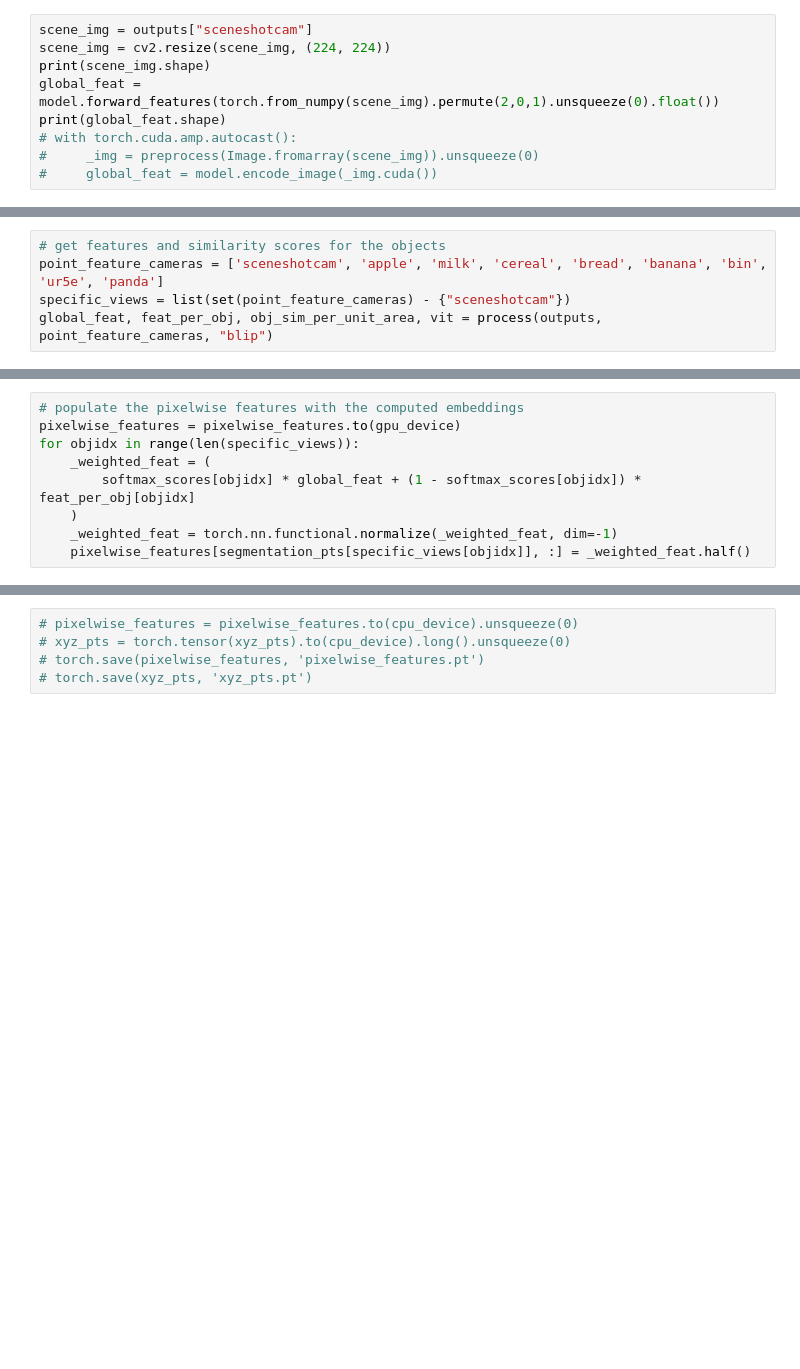
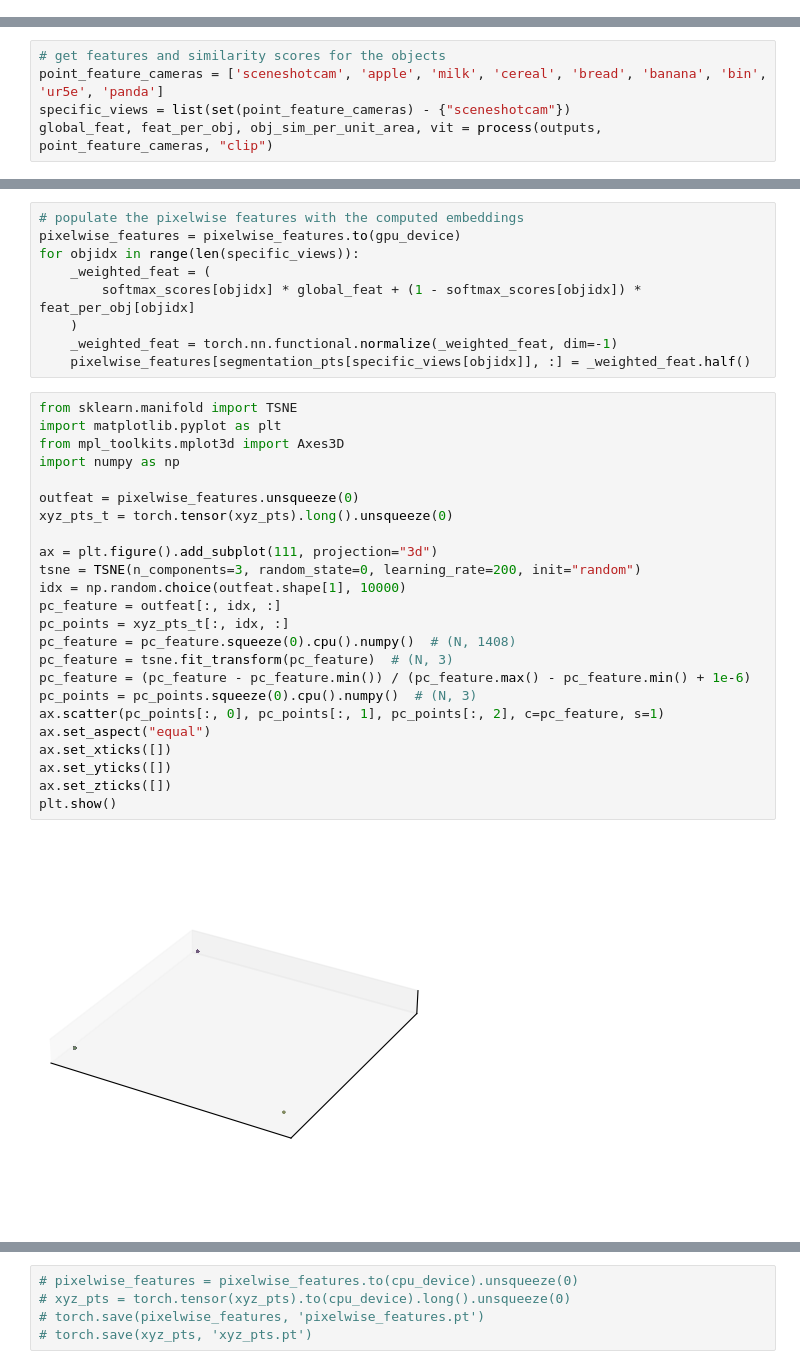
Before and after one commit to owenonline/robot-collab, a Jupyter notebook: embedding_test.ipynb, the cells around one changed output, grey strips where cells are left out. Drawn from its saved outputs; the diff is of its cells as text; blank space fills up the shorter version.

```diff
--- a/embedding_test.ipynb
+++ b/embedding_test.ipynb
@@ -24,9 +0,0 @@ model = timm.models.eva_giant_patch14_224(pretrained=True)
-# %%
-scene_img = outputs["sceneshotcam"]
-scene_img = cv2.resize(scene_img, (224, 224))
-print(scene_img.shape)
-global_feat = model.forward_features(torch.from_numpy(scene_img).permute(2,0,1).unsqueeze(0).float())
-print(global_feat.shape)
-# with torch.cuda.amp.autocast():
-#     _img = preprocess(Image.fromarray(scene_img)).unsqueeze(0)
-#     global_feat = model.encode_image(_img.cuda())
@@ -178,4 +94,4 @@ def process_with_blip(outputs, point_feature_cameras, vit):
 # get features and similarity scores for the objects
 point_feature_cameras = ['sceneshotcam', 'apple', 'milk', 'cereal', 'bread', 'banana', 'bin', 'ur5e', 'panda']
 specific_views = list(set(point_feature_cameras) - {"sceneshotcam"})
-global_feat, feat_per_obj, obj_sim_per_unit_area, vit = process(outputs, point_feature_cameras, "blip")
+global_feat, feat_per_obj, obj_sim_per_unit_area, vit = process(outputs, point_feature_cameras, "clip")
@@ -227,3 +141,29 @@ for objidx in range(len(specific_views)):
     )
     _weighted_feat = torch.nn.functional.normalize(_weighted_feat, dim=-1)
     pixelwise_features[segmentation_pts[specific_views[objidx]], :] = _weighted_feat.half()
+# %%
+from sklearn.manifold import TSNE
+import matplotlib.pyplot as plt
+from mpl_toolkits.mplot3d import Axes3D
+import numpy as np
+
+outfeat = pixelwise_features.unsqueeze(0)
+xyz_pts_t = torch.tensor(xyz_pts).long().unsqueeze(0)
+
+ax = plt.figure().add_subplot(111, projection="3d")
+tsne = TSNE(n_components=3, random_state=0, learning_rate=200, init="random")
+idx = np.random.choice(outfeat.shape[1], 10000)
+pc_feature = outfeat[:, idx, :]
+pc_points = xyz_pts_t[:, idx, :]
+pc_feature = pc_feature.squeeze(0).cpu().numpy()  # (N, 1408)
+pc_feature = tsne.fit_transform(pc_feature)  # (N, 3)
+pc_feature = (pc_feature - pc_feature.min()) / (pc_feature.max() - pc_feature.min() + 1e-6)
+pc_points = pc_points.squeeze(0).cpu().numpy()  # (N, 3)
+ax.scatter(pc_points[:, 0], pc_points[:, 1], pc_points[:, 2], c=pc_feature, s=1)
+ax.set_aspect("equal")
+ax.set_xticks([])
+ax.set_yticks([])
+ax.set_zticks([])
+plt.show()
+# %% [output]
+[figure, added]
```
Also changed, not shown: parts of 8 cells of this notebook, 1 other file.
